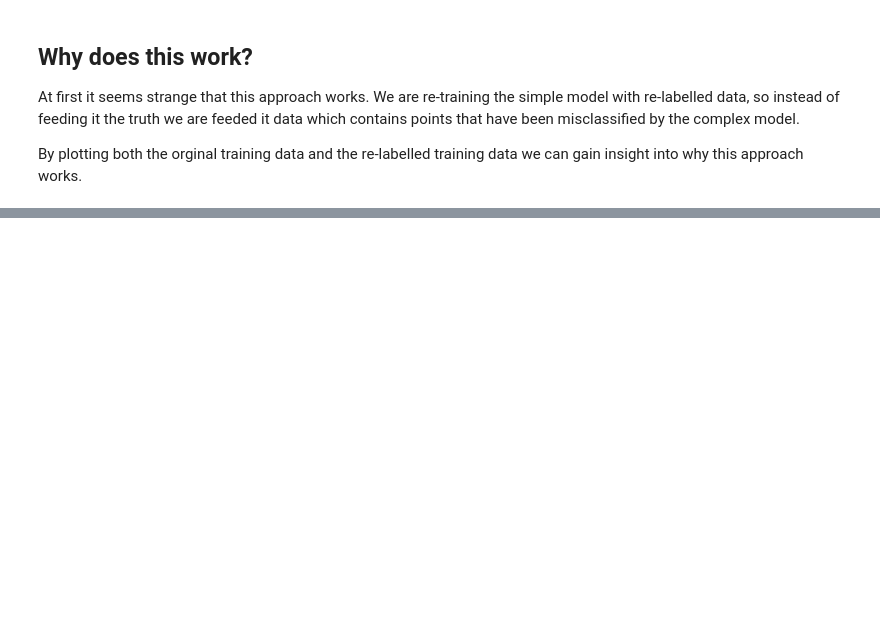
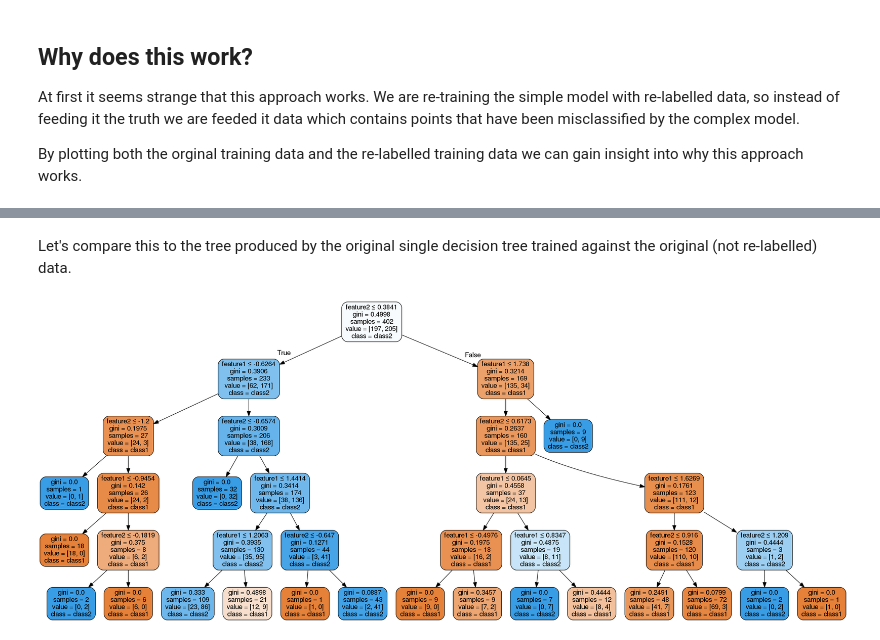
Before and after one commit to jjfallon/ds-notes, a Jupyter notebook: trees-to-tree.ipynb, the cells around one changed output, grey strips where cells are left out. Drawn from its saved outputs; the diff is of its cells as text; code cells hidden in the pictures; blank space fills up the shorter version.

```diff
--- a/trees-to-tree.ipynb
+++ b/trees-to-tree.ipynb
@@ -160,0 +165,13 @@ ImportError: No module named pydotplus
+# %% [markdown]
+Let's compare this to the tree produced by the original single decision tree trained against the original (not re-labelled) data.
+# %%
+dot_data = export_graphviz(model_simp, out_file=None,
+                         feature_names=["feature1", "feature2"],
+                         class_names=["class1", "class2"],
+                         filled=True, rounded=True,
+                         special_characters=True)
+
+graph = pydotplus.graph_from_dot_data(dot_data)
+Image(graph.create_png())
+# %% [output]
+[figure, added]
```
Also changed, not shown: parts of 20 cells of this notebook.
